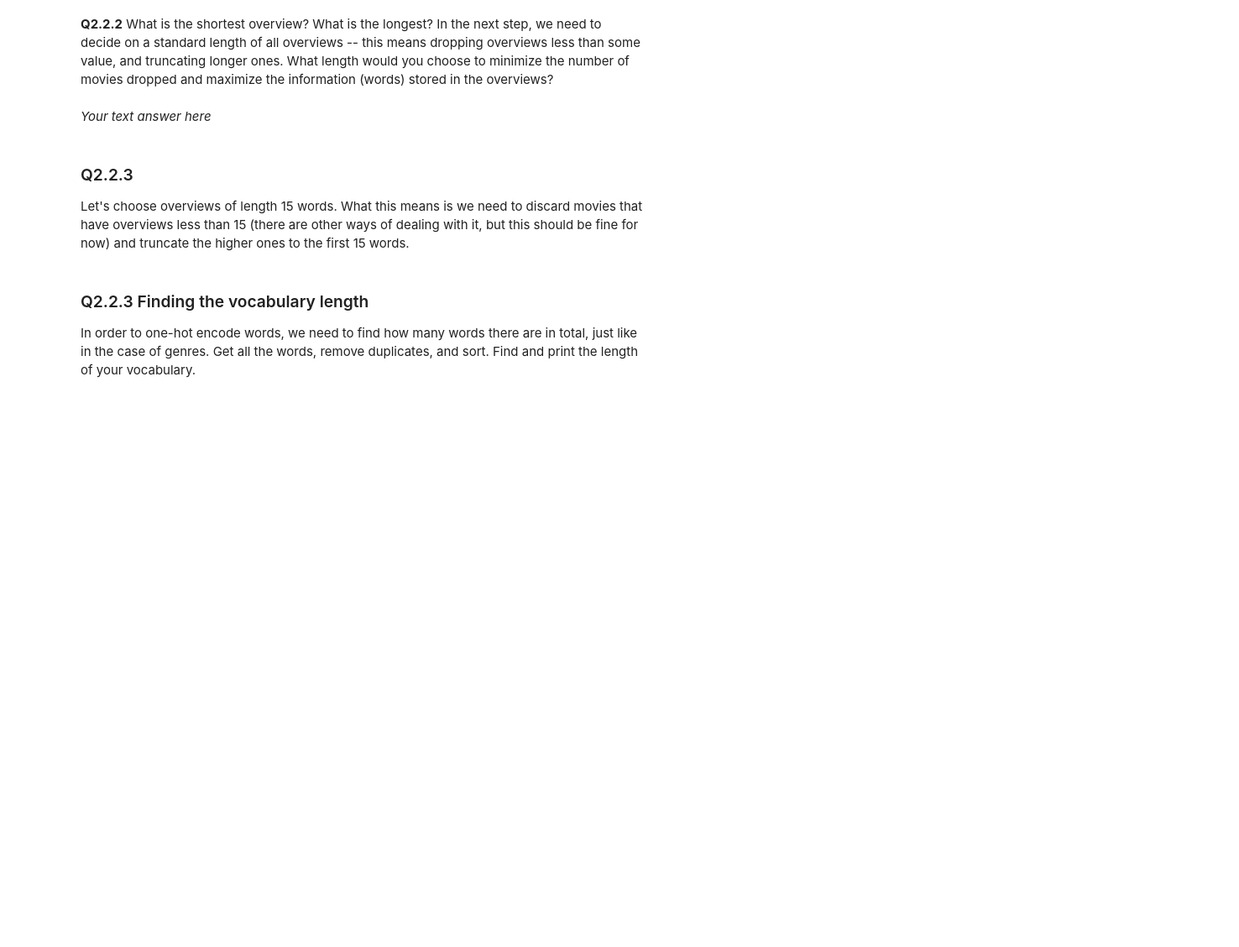
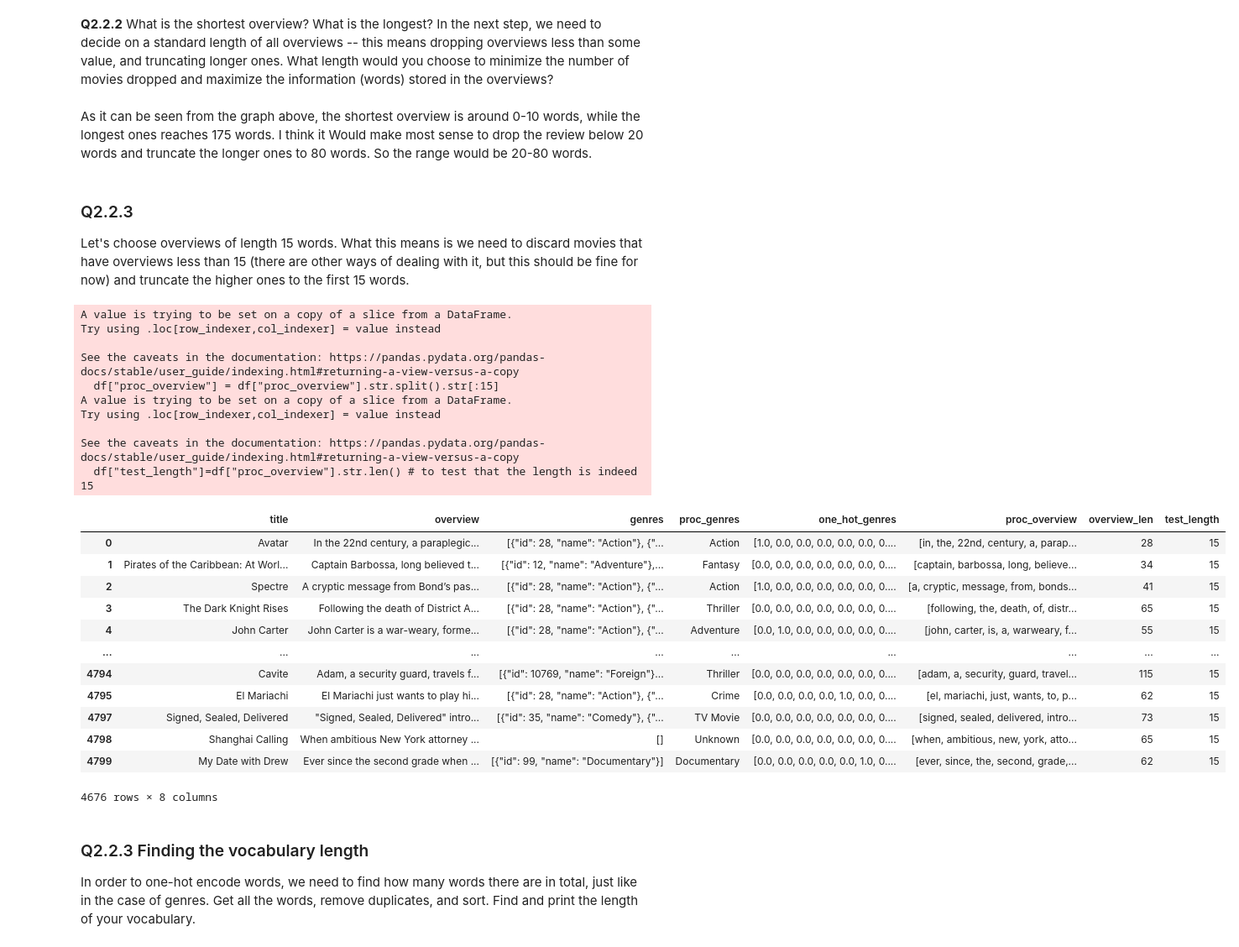
Before and after one commit to mrozalski/TMDL2024, a Jupyter notebook: week3/Assignment 3 - Empty.ipynb, the cells around one changed output. Shown at 84% size. Drawn from its saved outputs; the diff is of its cells as text; code cells hidden in the pictures; blank space fills up the shorter version.

```diff
--- a/week3/Assignment 3 - Empty.ipynb
+++ b/week3/Assignment 3 - Empty.ipynb
@@ -220,21 +220,45 @@ plt.show()
 # %% [markdown]
 **Q2.2.2** What is the shortest overview? What is the longest? In the next step, we need to decide on a standard length of all overviews -- this means dropping overviews less than some value, and truncating longer ones. What length would you choose to minimize the number of movies dropped and maximize the information (words) stored in the overviews?
 # %% [markdown]
-*Your text answer here*
+As it can be seen from the graph above, the shortest overview is around 0-10 words, while the longest ones reaches 175 words. I think it Would make most sense to drop the review below 20 words and truncate the longer ones to 80 words. So the range would be 20-80 words.
 # %% [markdown]
 ### Q2.2.3
 Let's choose overviews of length 15 words. What this means is we need to discard movies that have overviews less than 15 (there are other ways of dealing with it, but this should be fine for now) and truncate the higher ones to the first 15 words.
 # %%
 token_len = 15 # number of words
 # only select rows where overview len is more than or equal to token_len
-df = df[...]
+df = df[df["overview_len"]>token_len]
 
 # split each proc_overview into a list of words, select the first token_len words,
 # and add the list of words back into df["proc_overview"]
-df["proc_overview"] = ...
-
+df["proc_overview"] = df["proc_overview"].str.split().str[:15]
+df["test_length"]=df["proc_overview"].str.len() # to test that the length is indeed 15
 # print to verify
 df
+# %% [output]
+A value is trying to be set on a copy of a slice from a DataFrame.
+Try using .loc[row_indexer,col_indexer] = value instead
+
+See the caveats in the documentation: https://pandas.pydata.org/pandas-docs/stable/user_guide/indexing.html#returning-a-view-versus-a-copy
+  df["proc_overview"] = df["proc_overview"].str.split().str[:15]
+A value is trying to be set on a copy of a slice from a DataFrame.
+Try using .loc[row_indexer,col_indexer] = value instead
+
+See the caveats in the documentation: https://pandas.pydata.org/pandas-docs/stable/user_guide/indexing.html#returning-a-view-versus-a-copy
+  df["test_length"]=df["proc_overview"].str.len() # to test that the length is indeed 15
+|  | title | overview | genres | proc_genres | one_hot_genres | proc_overview | overview_len | test_length |
+| 0 | Avatar | In the 22nd century, a paraplegic... | [{"id": 28, "name": "Action"}, {"... | Action | [1.0, 0.0, 0.0, 0.0, 0.0, 0.0, 0.... | [in, the, 22nd, century, a, parap... | 28 | 15 |
+| 1 | Pirates of the Caribbean: At Worl... | Captain Barbossa, long believed t... | [{"id": 12, "name": "Adventure"},... | Fantasy | [0.0, 0.0, 0.0, 0.0, 0.0, 0.0, 0.... | [captain, barbossa, long, believe... | 34 | 15 |
+| 2 | Spectre | A cryptic message from Bond’s pas... | [{"id": 28, "name": "Action"}, {"... | Action | [1.0, 0.0, 0.0, 0.0, 0.0, 0.0, 0.... | [a, cryptic, message, from, bonds... | 41 | 15 |
+| 3 | The Dark Knight Rises | Following the death of District A... | [{"id": 28, "name": "Action"}, {"... | Thriller | [0.0, 0.0, 0.0, 0.0, 0.0, 0.0, 0.... | [following, the, death, of, distr... | 65 | 15 |
+| 4 | John Carter | John Carter is a war-weary, forme... | [{"id": 28, "name": "Action"}, {"... | Adventure | [0.0, 1.0, 0.0, 0.0, 0.0, 0.0, 0.... | [john, carter, is, a, warweary, f... | 55 | 15 |
+| ... | ... | ... | ... | ... | ... | ... | ... | ... |
+| 4794 | Cavite | Adam, a security guard, travels f... | [{"id": 10769, "name": "Foreign"}... | Thriller | [0.0, 0.0, 0.0, 0.0, 0.0, 0.0, 0.... | [adam, a, security, guard, travel... | 115 | 15 |
+| 4795 | El Mariachi | El Mariachi just wants to play hi... | [{"id": 28, "name": "Action"}, {"... | Crime | [0.0, 0.0, 0.0, 0.0, 1.0, 0.0, 0.... | [el, mariachi, just, wants, to, p... | 62 | 15 |
+| 4797 | Signed, Sealed, Delivered | "Signed, Sealed, Delivered" intro... | [{"id": 35, "name": "Comedy"}, {"... | TV Movie | [0.0, 0.0, 0.0, 0.0, 0.0, 0.0, 0.... | [signed, sealed, delivered, intro... | 73 | 15 |
+| 4798 | Shanghai Calling | When ambitious New York attorney ... | [] | Unknown | [0.0, 0.0, 0.0, 0.0, 0.0, 0.0, 0.... | [when, ambitious, new, york, atto... | 65 | 15 |
+| 4799 | My Date with Drew | Ever since the second grade when ... | [{"id": 99, "name": "Documentary"}] | Documentary | [0.0, 0.0, 0.0, 0.0, 0.0, 1.0, 0.... | [ever, since, the, second, grade,... | 62 | 15 |
+4676 rows × 8 columns
 # %% [markdown]
 ### Q2.2.3 Finding the vocabulary length
 
```
Also changed, not shown: parts of 8 cells of this notebook, 1 other file.
